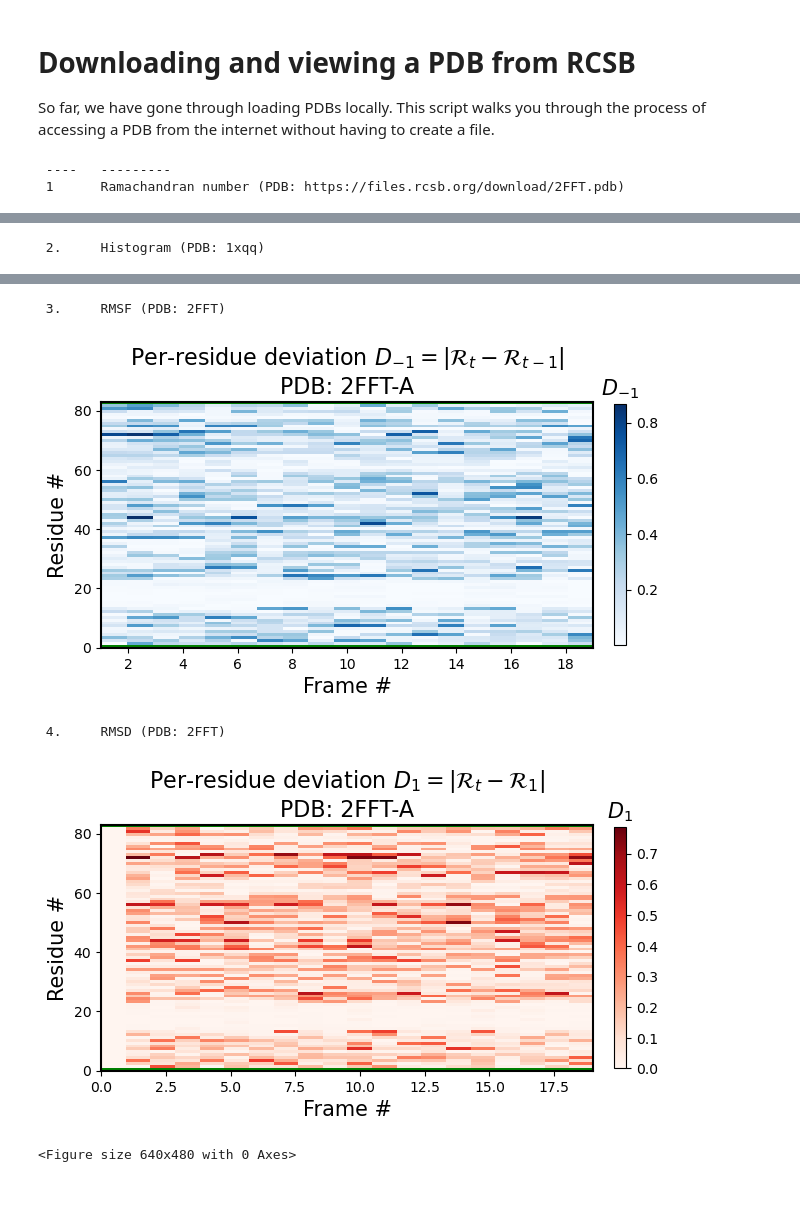
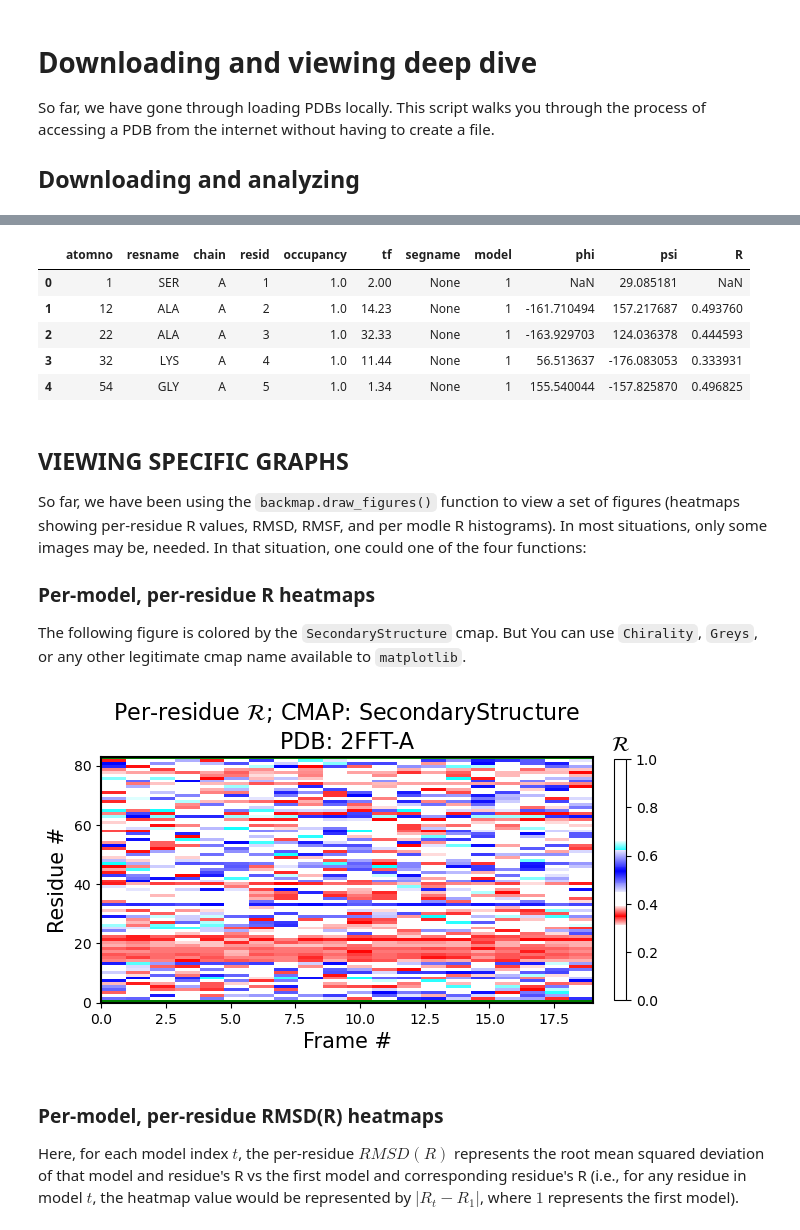
Before and after one commit to ranjanmannige/backmap, a Jupyter notebook: notebooks/downloading_and_viewing.ipynb, the cells around one changed output, grey strips where cells are left out. Saved outputs shown, nothing was run; the diff lists cells and outputs as text; code cells hidden in the pictures; blank space fills up the shorter version.

Commit message:
Refactored make_digures() so that each figure can be made individually by a user

```diff
--- a/notebooks/downloading_and_viewing.ipynb
+++ b/notebooks/downloading_and_viewing.ipynb
@@ -1,7 +1,10 @@
 # %% [markdown]
-# Downloading and viewing a PDB from RCSB
+# Downloading and viewing deep dive
 
 So far, we have gone through loading PDBs locally. This script walks you through the process of accessing a PDB from the internet without having to create a file.
+
+
+## Downloading and analyzing
 # %%
 import backmap
 import requests # For accessing the PDB website
@@ -33,8 +36,6 @@ fh.name = URL
 
 # Analyzing the PDB and creating a new row "R"
 structure_df = backmap.process_PDB(fh)
-# Displaying this data in multiple formats
-should_be_true, figure_dict    = backmap.draw_figures(structure_df=structure_df, output_dir='', write=False, show=True)
+# Displaying the dataframe
+structure_df.head()
 # %% [output]
- ----   ---------
- 1      Ramachandran number (PDB: https://files.rcsb.org/download/2FFT.pdb)
@@ -44 +41,0 @@ should_be_true, figure_dict    = backmap.draw_figures(structure_df=structure_df,
- 2.     Histogram (PDB: 1xqq)
@@ -46,5 +42,29 @@ should_be_true, figure_dict    = backmap.draw_figures(structure_df=structure_df,
- 3.     RMSF (PDB: 2FFT)
-[figure, removed]
- 4.     RMSD (PDB: 2FFT)
-[figure, removed]
-<Figure size 640x480 with 0 Axes>
+|  | atomno | resname | chain | resid | occupancy | tf | segname | model | phi | psi | R |
+| 0 | 1 | SER | A | 1 | 1.0 | 2.00 | None | 1 | NaN | 29.085181 | NaN |
+| 1 | 12 | ALA | A | 2 | 1.0 | 14.23 | None | 1 | -161.710494 | 157.217687 | 0.493760 |
+| 2 | 22 | ALA | A | 3 | 1.0 | 32.33 | None | 1 | -163.929703 | 124.036378 | 0.444593 |
+| 3 | 32 | LYS | A | 4 | 1.0 | 11.44 | None | 1 | 56.513637 | -176.083053 | 0.333931 |
+| 4 | 54 | GLY | A | 5 | 1.0 | 1.34 | None | 1 | 155.540044 | -157.825870 | 0.496825 |
+# %% [markdown]
+## VIEWING SPECIFIC GRAPHS
+
+So far, we have been using the `backmap.draw_figures()` function to view a set of figures (heatmaps showing per-residue R values, RMSD, RMSF, and per modle R histograms). In most situations, only some images may be, needed. In that situation, one could one of the four functions:
+
+
+### Per-model, per-residue R heatmaps
+
+The following figure is colored by the `SecondaryStructure` cmap. But You can use `Chirality`, `Greys`, or any other legitimate cmap name available to `matplotlib`.
+# %%
+current_figures = backmap.draw_per_residue_plot(structure_df, output_dir='',
+                                                write=False, show=True,
+                                                v_limit = (0,1), cmap='SecondaryStructure')
+
+# FOR REFERENCE: this is how we used to call all plots at once:
+# should_be_true, figure_dict    = backmap.draw_figures(structure_df=structure_df, output_dir='',
+#                                                       write=False, show=True)
+# %% [output]
+[figure, added]
+# %% [markdown]
+### Per-model, per-residue RMSD(R) heatmaps
+
+Here, for each model index $t$, the per-residue $RMSD(R)$ represents the root mean squared deviation of that model and residue's R vs the first model and corresponding residue's R (i.e., for any residue in model $t$, the heatmap value would be represented by $|R_t-R_1|$, where $1$ represents the first model).
```
Also changed, not shown: parts of 6 cells of this notebook, 1 other file.
